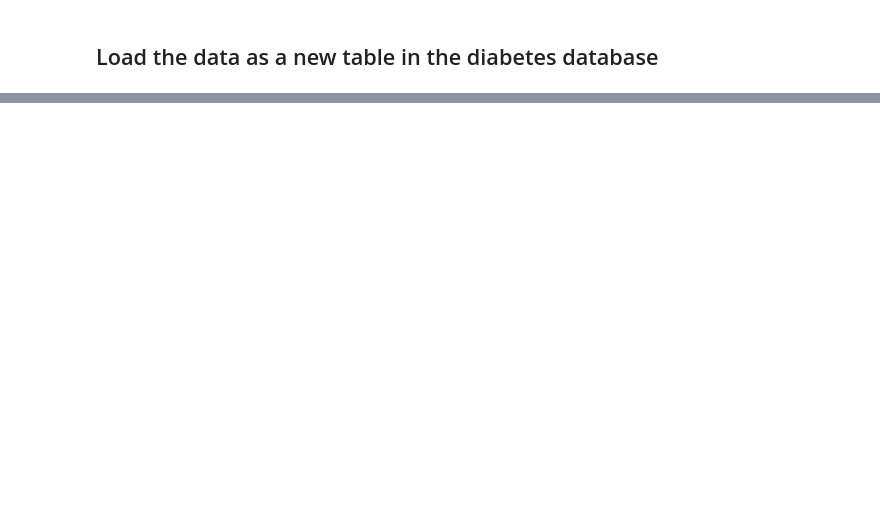
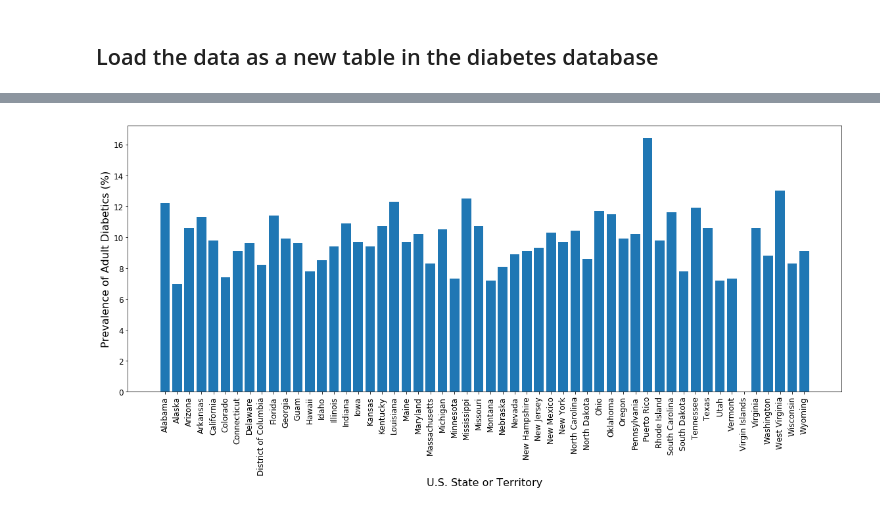
Before and after one commit to rochiecuevas/diabetes, a Jupyter notebook: Join_obesity_diabetes_tables.ipynb, the cells around one changed output, grey strips where cells are left out. Cells and saved outputs as stored; diff of their text form; code cells hidden in the pictures; blank space fills up the shorter version.

Commit message:
added routes to flask app; plotting codes in the join ipynb; updated sql file

```diff
--- a/Join_obesity_diabetes_tables.ipynb
+++ b/Join_obesity_diabetes_tables.ipynb
@@ -86,0 +93,4 @@ pd.read_sql_query("select * from merged", con = engine).head()
+# %%
+# Convert None values to NAN
+merged.fillna(value = pd.np.nan, inplace = True)
+merged
@@ -86,0 +116,3 @@ pd.read_sql_query("select * from merged", con = engine).head()
+# %%
+merged["Adult_Diabetics_Percent"] = merged["Adult_Diabetics_Percent"].astype(float)
+merged.dtypes
@@ -86,0 +125,4 @@ pd.read_sql_query("select * from merged", con = engine).head()
+# %%
+# Create a dataframe for 2012 data
+merged_2012 = merged[merged["Year"] == 2012]
+merged_2012.head()
@@ -86,0 +147,15 @@ pd.read_sql_query("select * from merged", con = engine).head()
+# %%
+# Bar charts for diabetics 2012
+x_pos = np.arange(len(merged_2012["US_State"]))
+diabetics_2012 = list(merged_2012["Adult_Diabetics_Percent"])
+
+plt.figure(figsize = (16,8))
+plt.bar(x_pos, diabetics_2012)
+plt.xticks(x_pos, merged_2012["US_State"], rotation = 90, fontsize = 12)
+plt.yticks(fontsize = 12)
+plt.xlabel("U.S. State or Territory", fontsize = 16)
+plt.ylabel("Prevalence of Adult Diabetics (%)", fontsize = 16)
+plt.tight_layout()
+plt.savefig("Images/states_diabetics_2012.png")
+# %% [output]
+[figure, added]
```
Also changed, not shown: parts of 17 cells of this notebook, 2 other files.
